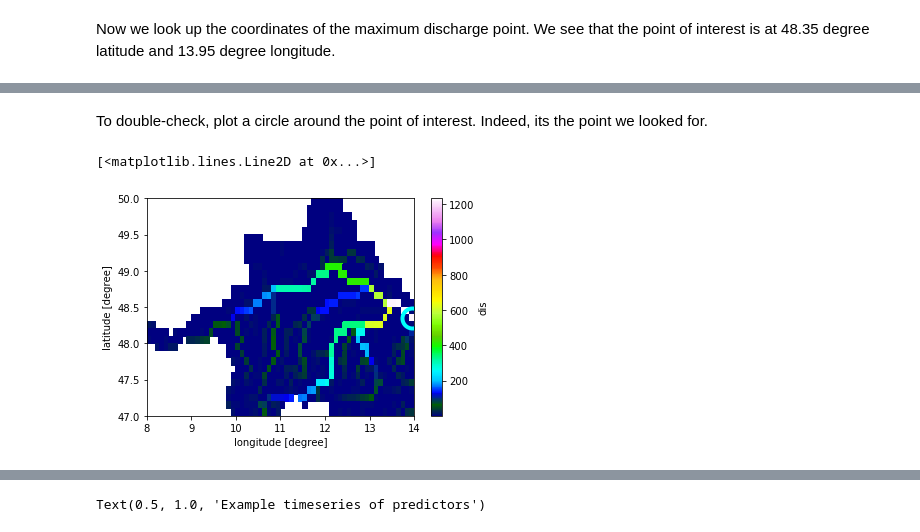
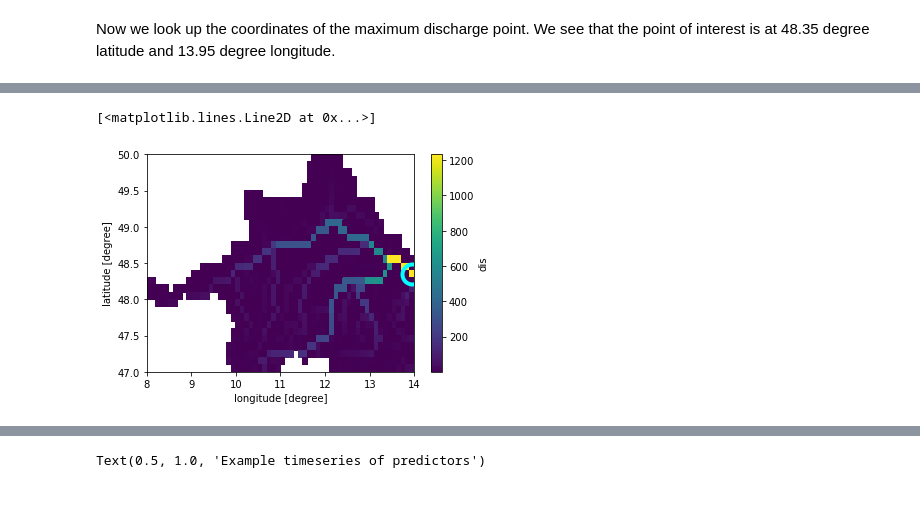
Before and after one commit to ECMWFCode4Earth/ml_flood, a Jupyter notebook: notebooks/2_preprocessing/2.03_feature_engineering_in_space.ipynb, the cells around one changed output, grey strips where cells are left out. Cells and saved outputs as stored; diff of their text form; code cells hidden in the pictures; blank space fills up the shorter version.

```diff
--- a/notebooks/2_preprocessing/2.03_feature_engineering_in_space.ipynb
+++ b/notebooks/2_preprocessing/2.03_feature_engineering_in_space.ipynb
@@ -33,5 +34,5 @@ era5 = xr.open_dataset('../data/smallsampledata-era5.nc')
 # %%
-glofas = xr.open_dataset('../data/smallsampledata-glofas.nc')
+glofas = xr.open_dataset('../../data/smallsampledata-glofas.nc')
 # %% [markdown]
 Its datatype is `xarray.Dataset`, containing a spatio-temporal subset of 5 variables that we selected from the original ERA5 dataset. It also contains one derived variable (`rtp_500-850`) that is used in Meteorology quite a bit because it is proportional to mass-weighted mean temperature of the air, in this case between 850 and 500 hPa. It could be an additional predictor to classify the weather regime.
 # %%
@@ -114,9 +104,9 @@ Attributes:
-# %% [markdown]
-To double-check, plot a circle around the point of interest. Indeed, its the point we looked for.
 # %%
-dis.mean('time').plot(cmap='gist_ncar')
+poi = dict(latitude=48.35, longitude=13.95)
+dis_mean = dis.mean('time')
+dis_mean.plot()
 plt.gca().plot(lon, lat, color='cyan', marker='o',
-                     markersize=20, mew=4, markerfacecolor='none')
+               markersize=20, mew=4, markerfacecolor='none')
 # %% [output]
 [<matplotlib.lines.Line2D at 0x...>]
-[figure, old version]
+[figure, new version]
```
Also changed, not shown: parts of 39 cells of this notebook.
